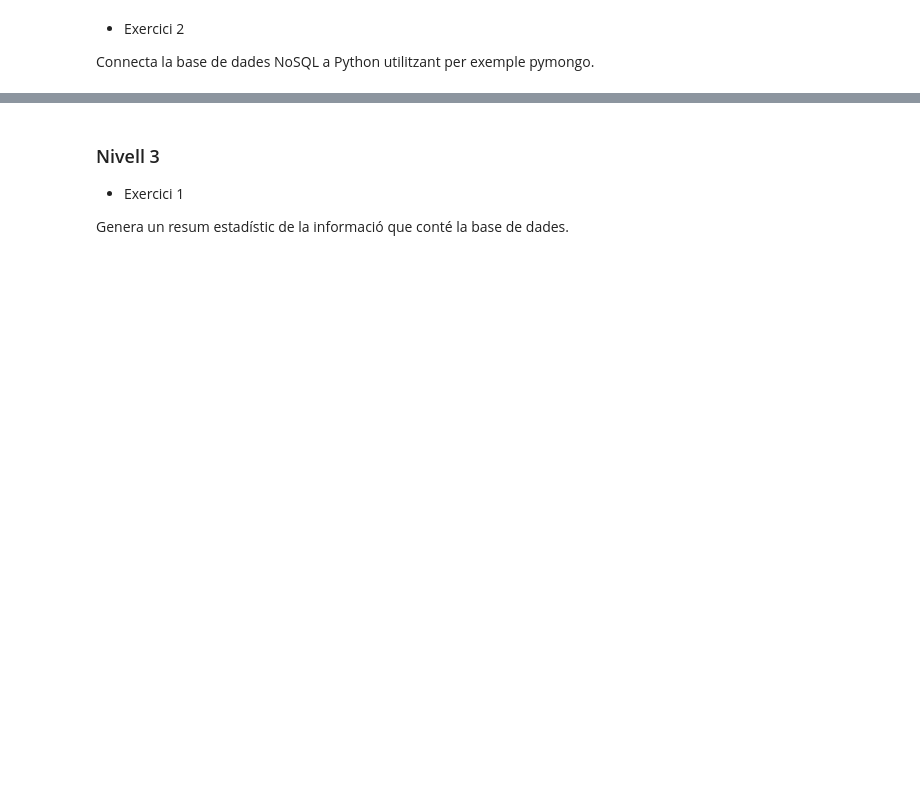
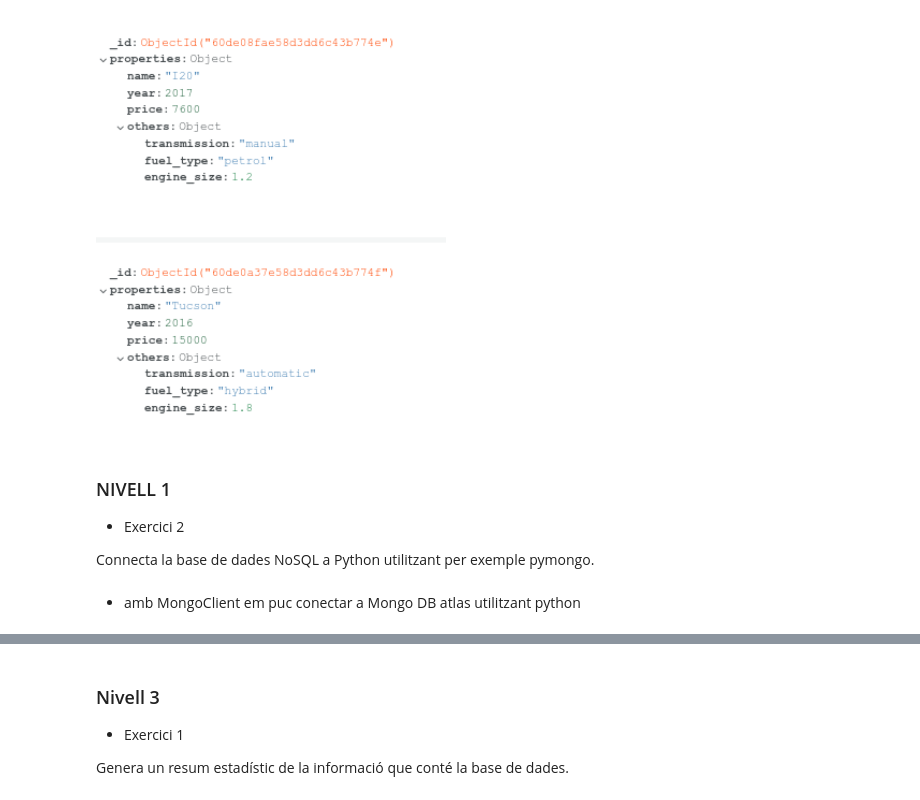
Before and after one commit to ManelForcales/Bases-de-dades-NoSQL, a Jupyter notebook: S18T01.ipynb, the cells around one changed output, grey strips where cells are left out. Saved outputs shown, nothing was run; the diff lists cells and outputs as text; code cells hidden in the pictures; blank space fills up the shorter version.

```diff
--- a/S18T01.ipynb
+++ b/S18T01.ipynb
@@ -10,4 +40,11 @@ import seaborn as sns
+# %%
+display.Image('picture5.png', width = 350)
+# %% [output]
+[figure, added]
 # %% [markdown]
+### NIVELL 1
 - Exercici 2
 
 Connecta la base de dades NoSQL a Python utilitzant per exemple pymongo.
+# %% [markdown]
++ amb MongoClient em puc conectar a Mongo DB atlas utilitzant python
```
Also changed, not shown: parts of 28 cells of this notebook.
